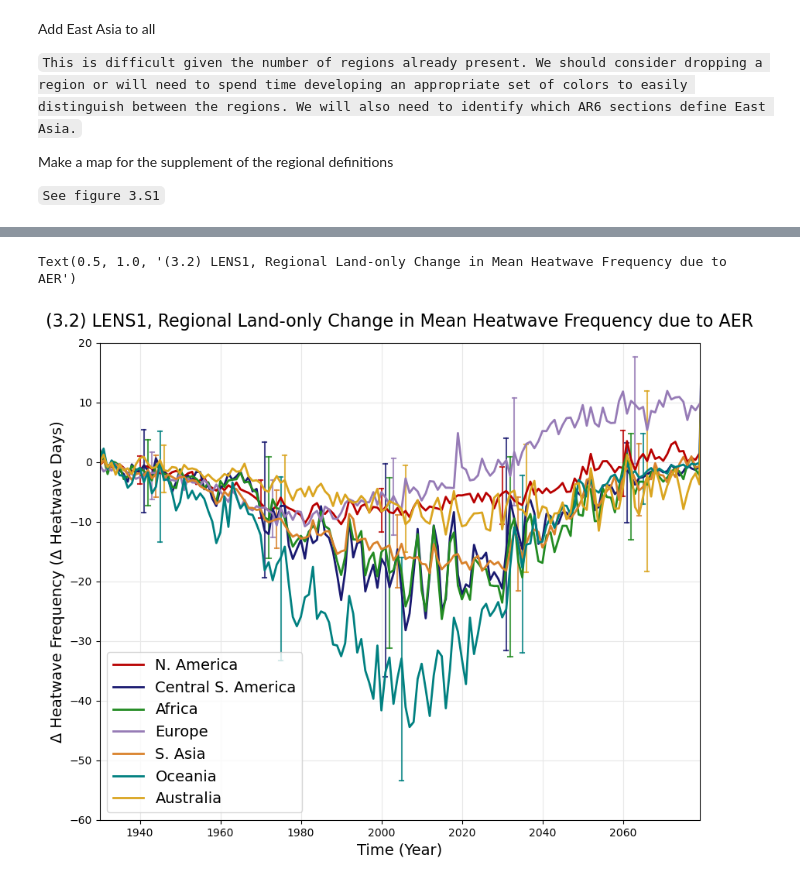
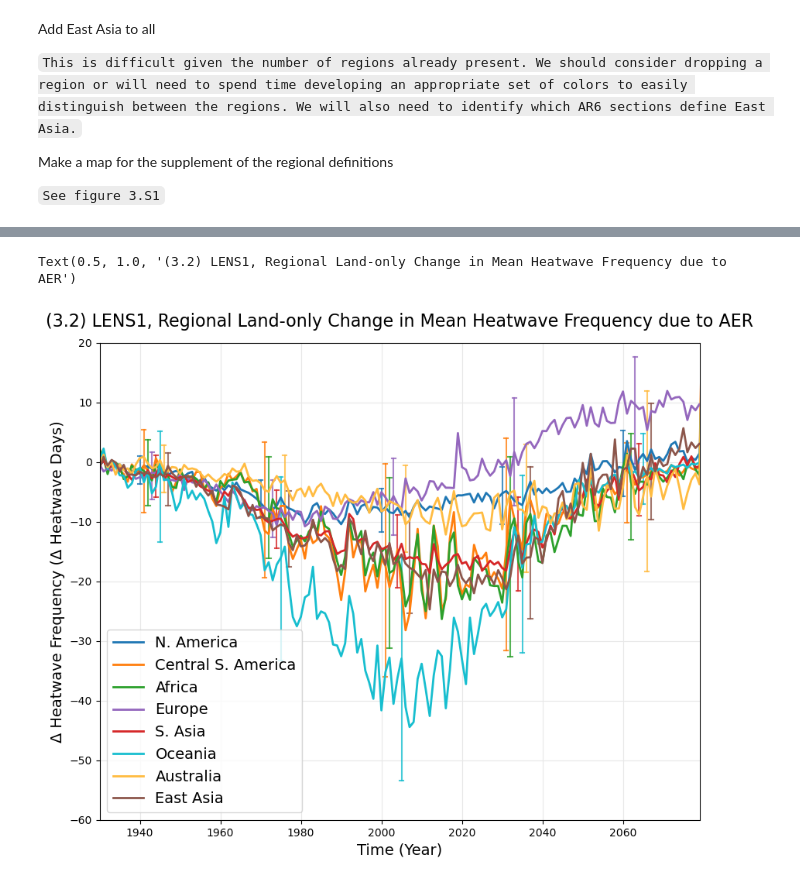
Before and after one commit to AgentOxygen/aerosol-heatwaves, a Jupyter notebook: notebooks/Figure3.ipynb, the cells around one changed output, grey strips where cells are left out. Saved outputs shown, nothing was run; the diff lists cells and outputs as text; code cells hidden in the pictures.

```diff
--- a/notebooks/Figure3.ipynb
+++ b/notebooks/Figure3.ipynb
@@ -27,14 +27,14 @@ ax_background_color = "#ffffff"
 grid_line_color = "#e8e8e8"
 grid_line_lw = 0.8
 
-na_color = "#B80000"
-csa_color = "#191970"
-af_color = "#228B22"
-euro_color = "#967BB6"
-sa_color = "#D9822B"
-oc_color = "#008080"
-au_color = "#DAA520"
-
+na_color = "#1f77b4"
+csa_color = "#ff7f0e"
+af_color = "#2ca02c"
+euro_color = "#9467bd"
+sa_color = "#d62728"
+oc_color = "#17becf"
+au_color = "#ffbc42"
+eas_color = "#8c564b"
 
 client = Client('localhost:8786')
 client
@@ -67,6 +67,7 @@ mask_euro = ar6_mask.where(land_mask > 0).where(ar6_mask <= 19).where(ar6_mask >
 mask_sa = ar6_mask.where(land_mask > 0).where(ar6_mask <= 37).where(ar6_mask >= 32)
 mask_oc = ar6_mask.where(land_mask > 0).where(ar6_mask == 38)
 mask_au = ar6_mask.where(land_mask > 0).where(ar6_mask <= 42).where(ar6_mask >= 39)
+mask_eas = ar6_mask.where(land_mask > 0).where(ar6_mask == 35)
 
 hw_mn_na_all_ts = hw_mn_all.sel(percentile=0.9).where(mask_na >= 0).weighted(np.cos(np.deg2rad(hw_mn_all.lat))).mean(dim=["lat", "lon"]).compute()
 hw_mn_na_xaer_ts = hw_mn_xaer.sel(percentile=0.9).where(mask_na >= 0).weighted(np.cos(np.deg2rad(hw_mn_xaer.lat))).mean(dim=["lat", "lon"]).compute()
@@ -102,3 +103,8 @@ hw_mn_au_all_ts = hw_mn_all.sel(percentile=0.9).where(mask_au >= 0).weighted(np.
 hw_mn_au_xaer_ts = hw_mn_xaer.sel(percentile=0.9).where(mask_au >= 0).weighted(np.cos(np.deg2rad(hw_mn_xaer.lat))).mean(dim=["lat", "lon"]).compute()
 hw_mn_au_xghg_ts = hw_mn_xghg.sel(percentile=0.9).where(mask_au >= 0).weighted(np.cos(np.deg2rad(hw_mn_xghg.lat))).mean(dim=["lat", "lon"]).compute()
 hw_mn_au_merra_ts = hw_mn_merra.sel(percentile=0.9).where(mask_au >= 0).weighted(np.cos(np.deg2rad(hw_mn_merra.lat))).mean(dim=["lat", "lon"]).compute()
+
+hw_mn_eas_all_ts = hw_mn_all.sel(percentile=0.9).where(mask_eas >= 0).weighted(np.cos(np.deg2rad(hw_mn_all.lat))).mean(dim=["lat", "lon"]).compute()
+hw_mn_eas_xaer_ts = hw_mn_xaer.sel(percentile=0.9).where(mask_eas >= 0).weighted(np.cos(np.deg2rad(hw_mn_xaer.lat))).mean(dim=["lat", "lon"]).compute()
+hw_mn_eas_xghg_ts = hw_mn_xghg.sel(percentile=0.9).where(mask_eas >= 0).weighted(np.cos(np.deg2rad(hw_mn_xghg.lat))).mean(dim=["lat", "lon"]).compute()
+hw_mn_eas_merra_ts = hw_mn_merra.sel(percentile=0.9).where(mask_eas >= 0).weighted(np.cos(np.deg2rad(hw_mn_merra.lat))).mean(dim=["lat", "lon"]).compute()
@@ -123,6 +153,7 @@ pairs = [
     (hw_mn_sa_all_ts["HWF"], sa_color),
     (hw_mn_oc_all_ts["HWF"], oc_color),
     (hw_mn_au_all_ts["HWF"], au_color),
+    (hw_mn_eas_all_ts["HWF"], eas_color),
 ]
 
 offset = 0
@@ -152,6 +183,7 @@ hw_mn_euro_all_ts["HWF"].mean(dim="member").plot(ax=ax1, color=euro_color, linew
 hw_mn_sa_all_ts["HWF"].mean(dim="member").plot(ax=ax1, color=sa_color, linewidth=lw, label="S. Asia")
 hw_mn_oc_all_ts["HWF"].mean(dim="member").plot(ax=ax1, color=oc_color, linewidth=lw, label="Oceania")
 hw_mn_au_all_ts["HWF"].mean(dim="member").plot(ax=ax1, color=au_color, linewidth=lw, label="Australia")
+hw_mn_eas_all_ts["HWF"].mean(dim="member").plot(ax=ax1, color=eas_color, linewidth=lw, label="East Asia")
 
 ax1.set_xlim(1930, 2079)
 ax1.set_ylim(0, 160)
@@ -183,6 +215,7 @@ pairs = [
     (hw_mn_sa_all_ts["HWF"] - hw_mn_sa_xaer_ts["HWF"], sa_color),
     (hw_mn_oc_all_ts["HWF"] - hw_mn_oc_xaer_ts["HWF"], oc_color),
     (hw_mn_au_all_ts["HWF"] - hw_mn_au_xaer_ts["HWF"], au_color),
+    (hw_mn_eas_all_ts["HWF"] - hw_mn_eas_xaer_ts["HWF"], eas_color),
 ]
 
 offset = 0
@@ -196,34 +229,35 @@ for hw_dataset, color in pairs:
         ax1.plot([center, center],
                  [np.mean(hw_slice) - np.std(hw_slice), np.mean(hw_slice) + np.std(hw_slice)],
                  color=color, alpha=alpha)
         ax1.plot([center - whisker_width, center + whisker_width],
                  [np.mean(hw_slice) - np.std(hw_slice), np.mean(hw_slice) - np.std(hw_slice)],
                  color=color, alpha=alpha)
         ax1.plot([center - whisker_width, center + whisker_width],
                  [np.mean(hw_slice) + np.std(hw_slice), np.mean(hw_slice) + np.std(hw_slice)],
                  color=color, alpha=alpha)
     offset += 1
 
 lw = 2
 (hw_mn_na_all_ts["HWF"] - hw_mn_na_xaer_ts["HWF"]).mean(dim="member").plot(ax=ax1, color=na_color, linewidth=lw, label="N. America")
 (hw_mn_csa_all_ts["HWF"] - hw_mn_csa_xaer_ts["HWF"]).mean(dim="member").plot(ax=ax1, color=csa_color, linewidth=lw, label="Central S. America")
 (hw_mn_af_all_ts["HWF"] - hw_mn_af_xaer_ts["HWF"]).mean(dim="member").plot(ax=ax1, color=af_color, linewidth=lw, label="Africa")
 (hw_mn_euro_all_ts["HWF"] - hw_mn_euro_xaer_ts["HWF"]).mean(dim="member").plot(ax=ax1, color=euro_color, linewidth=lw, label="Europe")
 (hw_mn_sa_all_ts["HWF"] - hw_mn_sa_xaer_ts["HWF"]).mean(dim="member").plot(ax=ax1, color=sa_color, linewidth=lw, label="S. Asia")
 (hw_mn_oc_all_ts["HWF"] - hw_mn_oc_xaer_ts["HWF"]).mean(dim="member").plot(ax=ax1, color=oc_color, linewidth=lw, label="Oceania")
 (hw_mn_au_all_ts["HWF"] - hw_mn_au_xaer_ts["HWF"]).mean(dim="member").plot(ax=ax1, color=au_color, linewidth=lw, label="Australia")
+(hw_mn_eas_all_ts["HWF"] - hw_mn_eas_xaer_ts["HWF"]).mean(dim="member").plot(ax=ax1, color=eas_color, linewidth=lw, label="East Asia")
 
 ax1.set_xlim(1930, 2079)
 ax1.set_ylim(-60, 20)
 
 fz = 14
 ax1.set_ylabel("Δ Heatwave Frequency (Δ Heatwave Days)", fontsize=fz)
 ax1.set_xlabel("Time (Year)", fontsize=fz)
 ax1.legend(loc="lower left", fontsize=fz)
 ax1.set_title("(3.2) LENS1, Regional Land-only Change in Mean Heatwave Frequency due to AER", fontsize=16, pad=15)
 # %% [output]
 Text(0.5, 1.0, '(3.2) LENS1, Regional Land-only Change in Mean Heatwave Frequency due to AER')
-[figure, old version]
+[figure, new version]
 # %%
 f, ax1 = plt.subplots(1, 1, figsize=(10, 8), facecolor='w')
 
```
Also changed, not shown: parts of 6 cells of this notebook, 16 other files.
